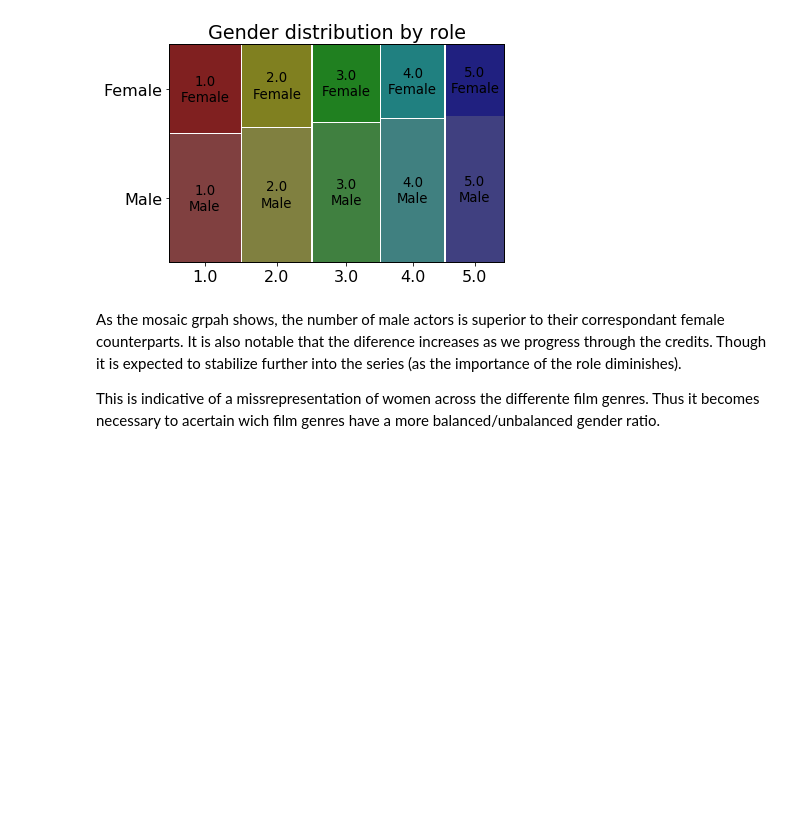
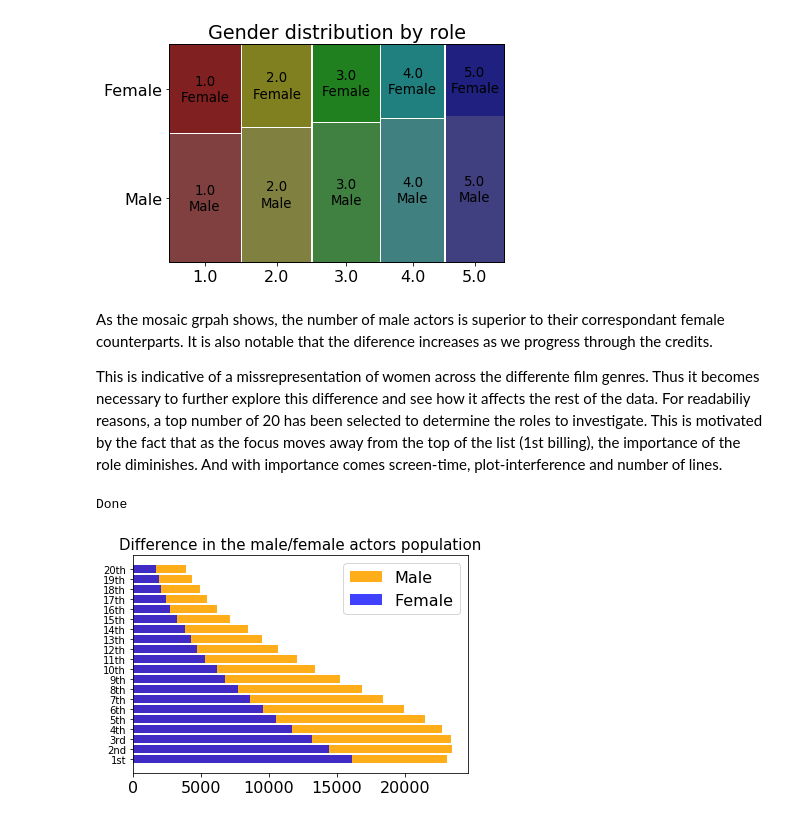
Before and after one commit to Dibmar/DAANMO_Project, a Jupyter notebook: Projects/DAANMO/cross-indexing.ipynb, the cells around one changed output. Saved outputs shown, nothing was run; the diff lists cells and outputs as text; code cells hidden in the pictures; blank space fills up the shorter version.

```diff
--- a/Projects/DAANMO/cross-indexing.ipynb
+++ b/Projects/DAANMO/cross-indexing.ipynb
@@ -48,6 +65,42 @@ mosaic(gender_roles.loc[gender_roles.credits_order <= 5], ['credits_order', 'gen
 # %% [output]
 [figure]
 # %% [markdown]
-As the mosaic grpah shows, the number of male actors is superior to their correspondant female counterparts. It is also notable that the diference increases as we progress through the credits. Though it is expected to stabilize further into the series (as the importance of the role diminishes).
+As the mosaic grpah shows, the number of male actors is superior to their correspondant female counterparts. It is also notable that the diference increases as we progress through the credits.
 
-This is indicative of a missrepresentation of women across the differente film genres. Thus it becomes necessary to acertain wich film genres have a more balanced/unbalanced gender ratio.
+This is indicative of a missrepresentation of women across the differente film genres. Thus it becomes necessary to further explore this difference and see how it affects the rest of the data. For readabiliy reasons, a top number of 20 has been selected to determine the roles to investigate. This is motivated by the fact that as the focus moves away from the top of the list (1st billing), the importance of the role diminishes. And with importance comes screen-time, plot-interference and number of lines.
+# %%
+stage1 = gender_roles.groupby('credits_order').gender.value_counts().head(40)
+stage1 = list(stage1)
+
+male = []
+female = []
+
+for n in range(len(stage1)):
+    if (n % 2) == 0:
+        male.append(stage1[n])
+    else:
+        female.append(stage1[n])
+print ("Done")
+# %% [output]
+Done
+# %%
+# Data assembly
+objects = ['1st', '2nd', '3rd', '4th', '5th', '6th', '7th', '8th','9th', '10th', '11th','12th', '13th', '14th', '15th', '16th', '17th', '18th','19th', '20th']
+y_pos = np.arange(len(objects))
+data = male
+data2 = female
+
+# Creating the plots
+plt.barh(y_pos, data, align='center', alpha=0.9, color= 'orange')
+plt.barh(y_pos, data2, align='center', alpha=0.75, color= 'blue')
+plt.yticks(y_pos, objects, fontsize=10)
+
+
+# Cretaing labels and titles
+plt.title('Difference in the male/female actors population', fontsize=15)
+plt.legend(labels, loc= 'best')
+
+
+plt.show()
+# %% [output]
+[figure, added]
```
Also changed, not shown: parts of 12 cells of this notebook, 1 other file.
